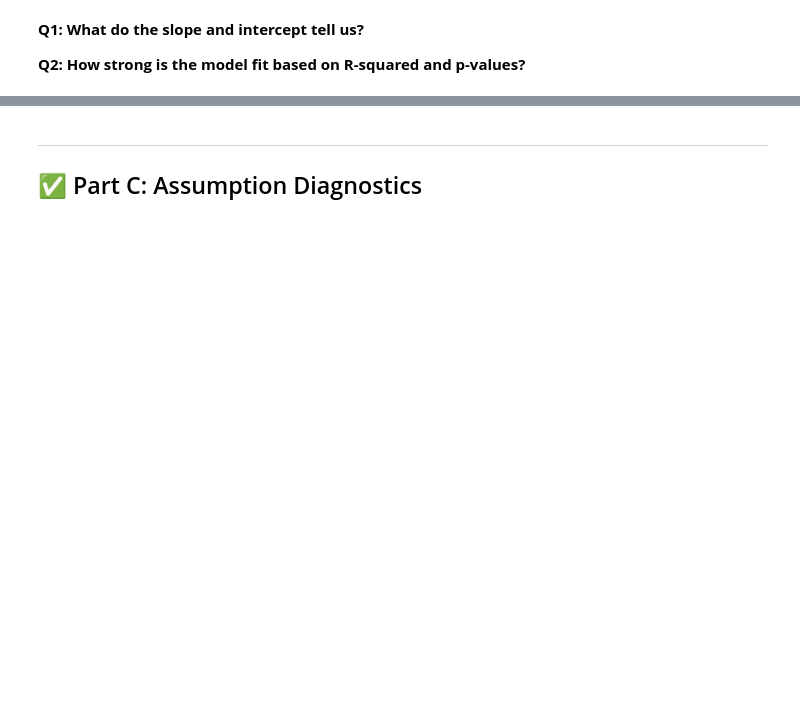
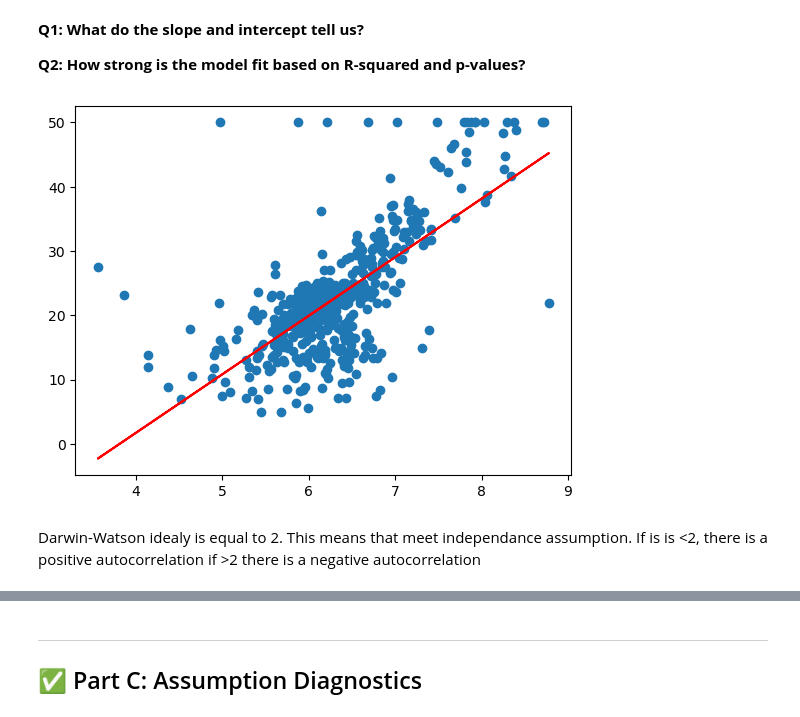
Before and after one commit to bruno-sassi/data_analytics_MSc, a Jupyter notebook: Projects/CaseStudy3/M6/Linear_Regression_Module6_Exercise_questions.ipynb, the cells around one changed output, grey strips where cells are left out. Saved outputs shown, nothing was run; the diff lists cells and outputs as text; code cells hidden in the pictures; blank space fills up the shorter version.

```diff
--- a/Projects/CaseStudy3/M6/Linear_Regression_Module6_Exercise_questions.ipynb
+++ b/Projects/CaseStudy3/M6/Linear_Regression_Module6_Exercise_questions.ipynb
@@ -18,0 +115,5 @@ This notebook is an in-class exercise to explore linear regression using Python,
+# %%
+# now the same using statsmodel
+import statsmodels.formula.api as smf
+model = smf.ols(formula = 'MEDV~RM', data = df).fit()
+print(model.summary())
@@ -22,0 +151,12 @@ This notebook is an in-class exercise to explore linear regression using Python,
+# %%
+df['predicted'] = model.predict(df['RM'])
+plt.scatter(df['RM'],df['MEDV'])
+plt.plot(df['RM'],df['predicted'],color = 'red')
+plt.show()
+# %% [output]
+[figure, added]
+# %% [markdown]
+Darwin-Watson idealy is equal to 2.
+This means that meet independance assumption.
+If is is  <2, there is a positive autocorrelation
+if >2 there is a negative autocorrelation
```
Also changed, not shown: parts of 11 cells of this notebook, 12 other files.
